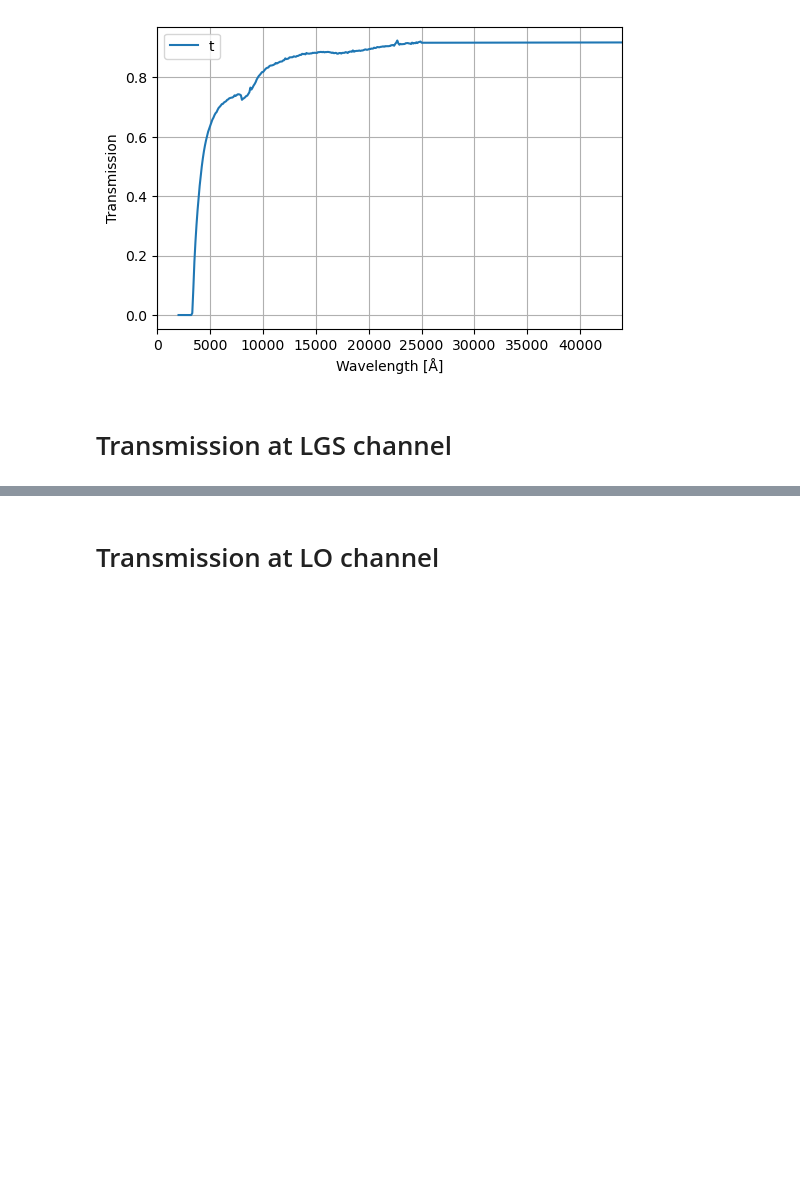
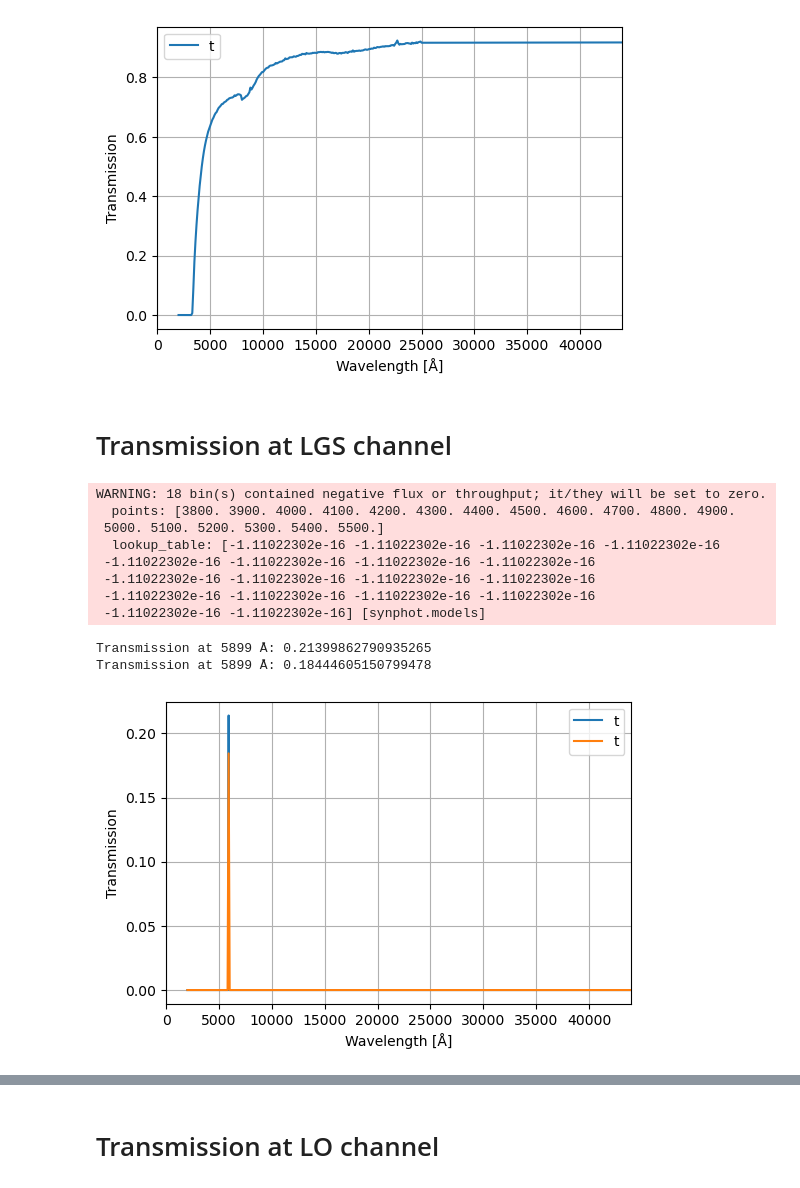
Before and after one commit to ArcetriAdaptiveOptics/arte, a Jupyter notebook: notebook/photometry/morfeo_transmissive_elements.ipynb, the cells around one changed output, grey strips where cells are left out. Saved outputs shown, nothing was run; the diff lists cells and outputs as text; code cells hidden in the pictures; blank space fills up the shorter version.

```diff
--- a/notebook/photometry/morfeo_transmissive_elements.ipynb
+++ b/notebook/photometry/morfeo_transmissive_elements.ipynb
@@ -41 +79,32 @@ from arte.photometry.transmissive_elements import MorfeoLgsChannelAsTransmissive
+# %%
+lgs_ch_old = MorfeoLgsChannelTransmissiveSystem_001()
+lgs_ch = MorfeoLgsChannelTransmissiveSystem_002()
+
+mpl.rcParams['figure.dpi'] = 100
+lgs_ch.plot(absorptance=False)
+lgs_ch_old.plot(absorptance=False)
+plt.xlabel('Wavelength [Å]')
+plt.ylabel('Transmission')
+plt.xlim(0,44000)
+
+
+waveset1 = lgs_ch.transmittance.waveset
+waveset2 = lgs_ch_old.transmittance.waveset
+transmittance1 = lgs_ch.transmittance(waveset1)
+transmittance2 = lgs_ch_old.transmittance(waveset2)
+
+print('Transmission at %s Å: %s' %(int(waveset1[np.argmax(transmittance1)].value), transmittance1.max()))
+print('Transmission at %s Å: %s' %(int(waveset2[np.argmax(transmittance2)].value), transmittance2.max()))
+# %% [output]
+WARNING: 18 bin(s) contained negative flux or throughput; it/they will be set to zero.
+  points: [3800. 3900. 4000. 4100. 4200. 4300. 4400. 4500. 4600. 4700. 4800. 4900.
+ 5000. 5100. 5200. 5300. 5400. 5500.]
+  lookup_table: [-1.11022302e-16 -1.11022302e-16 -1.11022302e-16 -1.11022302e-16
+ -1.11022302e-16 -1.11022302e-16 -1.11022302e-16 -1.11022302e-16
+ -1.11022302e-16 -1.11022302e-16 -1.11022302e-16 -1.11022302e-16
+ -1.11022302e-16 -1.11022302e-16 -1.11022302e-16 -1.11022302e-16
+ -1.11022302e-16 -1.11022302e-16] [synphot.models]
+Transmission at 5899 Å: 0.21399862790935265
+Transmission at 5899 Å: 0.18444605150799478
+[figure, added]
 # %%
```
Also changed, not shown: parts of 13 cells of this notebook.
